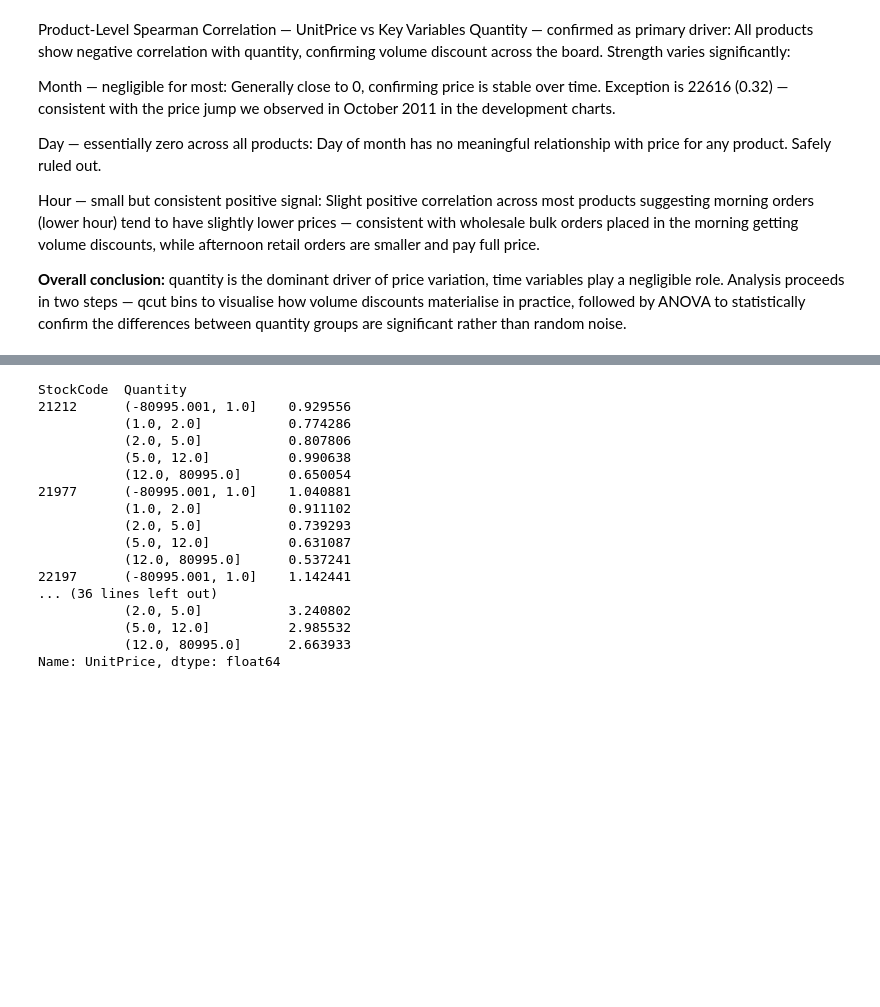
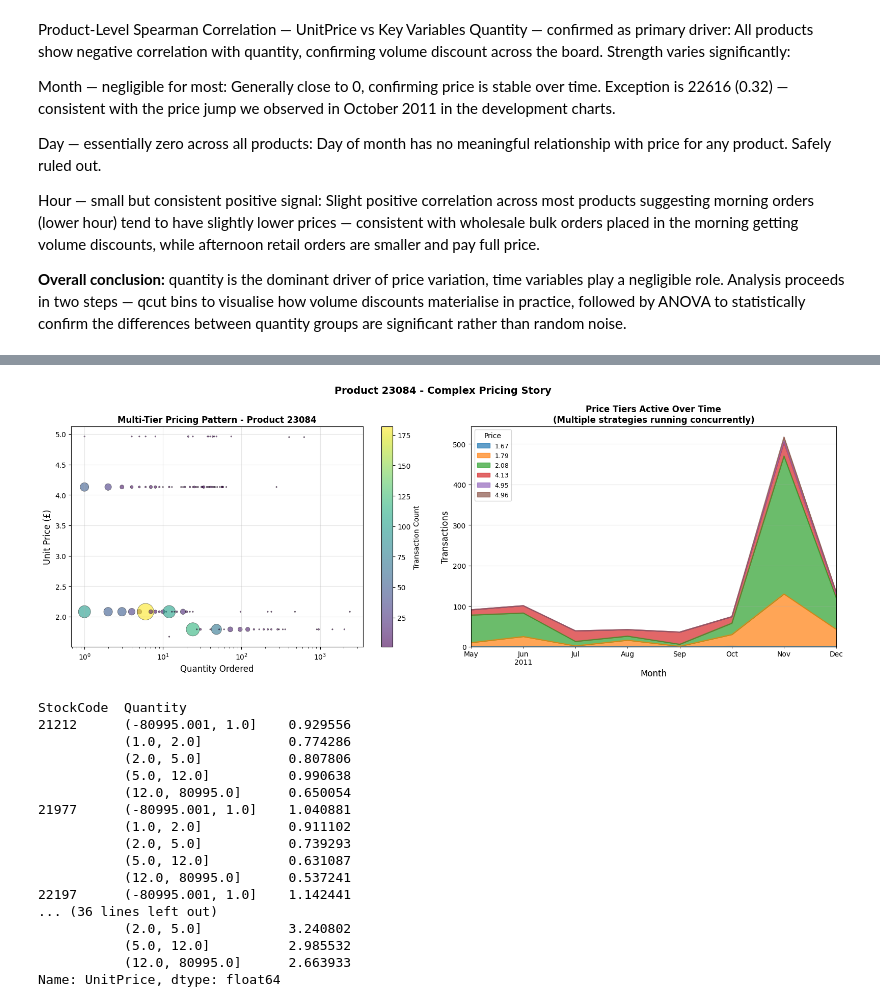
Before and after one commit to filipburger/retail_analysis, a Jupyter notebook: retail_analysis.ipynb, the cells around one changed output, grey strips where cells are left out. Drawn from its saved outputs; the diff is of its cells as text; code cells hidden in the pictures; blank space fills up the shorter version.

```diff
--- a/retail_analysis.ipynb
+++ b/retail_analysis.ipynb
@@ -729,3 +1062,53 @@ Slight positive correlation across most products suggesting morning orders (lowe
+# %%
+# Show complex pattern with multiple pricing strategies
+product_complex = 23084
+df_complex = df[
+    (df['StockCode'] == product_complex) &
+    (df['IsReturn'] == False) &
+    (df['UnitPrice'] > 0)
+].copy()
+
+# Group by quantity-price for frequency
+freq_complex = df_complex.groupby(['Quantity', 'UnitPrice']).size().reset_index(name='Count')
+
+fig, axes = plt.subplots(1, 2, figsize=(16, 6))
+
+# LEFT: Bubble chart showing the messy pattern
+scatter = axes[0].scatter(
+    freq_complex['Quantity'],
+    freq_complex['UnitPrice'],
+    s=freq_complex['Count'] * 3,
+    alpha=0.6,
+    c=freq_complex['Count'],
+    cmap='viridis',
+    edgecolors='black',
+    linewidth=0.5
+)
+plt.colorbar(scatter, ax=axes[0], label='Transaction Count')
+axes[0].set_xlabel('Quantity Ordered', fontsize=12)
+axes[0].set_ylabel('Unit Price (£)', fontsize=12)
+axes[0].set_title(f'Multi-Tier Pricing Pattern - Product {product_complex}',
+                  fontweight='bold')
+axes[0].grid(True, alpha=0.3)
+axes[0].set_xscale('log')  # Log scale shows all quantities
+
+# RIGHT: Price usage over time
+price_timeline = df_complex.groupby(['YearMonth', 'UnitPrice']).size().unstack(fill_value=0)
+
+price_timeline.plot(kind='area', stacked=True, ax=axes[1], alpha=0.7)
+axes[1].set_xlabel('Month', fontsize=12)
+axes[1].set_ylabel('Transactions', fontsize=12)
+axes[1].set_title('Price Tiers Active Over Time\n(Multiple strategies running concurrently)',
+                  fontweight='bold')
+axes[1].legend(title='Price', loc='upper left', fontsize=9)
+axes[1].grid(True, alpha=0.3)
+
+plt.suptitle(f'Product {product_complex} - Complex Pricing Story',
+             fontsize=14, fontweight='bold')
+plt.tight_layout()
+plt.show()
+# %% [output]
+[figure, added]
 # %%
 # noticed some quantity inputs are not numbers, so lets fix that
 df['Quantity'] = pd.to_numeric(df['Quantity'], errors='coerce')
```
Also changed, not shown: parts of 10 cells of this notebook.
